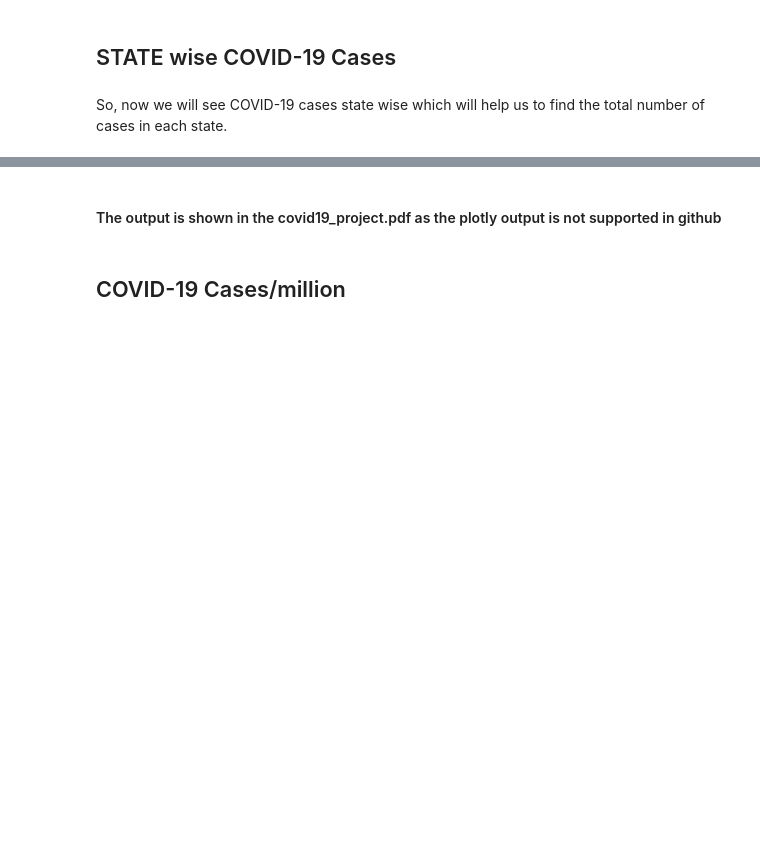
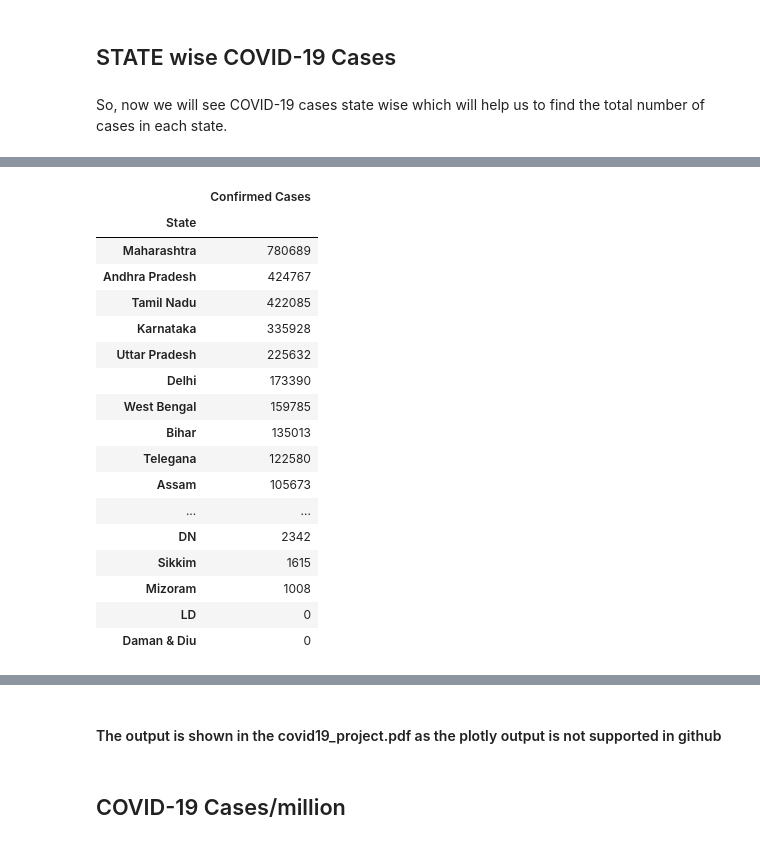
Before and after one commit to shlokadaga/covid19-tracker, a Jupyter notebook: Covid19_project.ipynb, the cells around one changed output, grey strips where cells are left out. Saved outputs shown, nothing was run; the diff lists cells and outputs as text; code cells hidden in the pictures; blank space fills up the shorter version.

```diff
--- a/Covid19_project.ipynb
+++ b/Covid19_project.ipynb
@@ -248,5 +247,27 @@ final_df1
 | LD | 0 | 0 | 0 | 0 | 0.0 | ... |
 | Daman & Diu | 0 | 0 | 0 | 0 | 0.0 | ... |
+# %%
+ccases=final_df1[['Confirmed Cases']]
+ccases.style.background_gradient(cmap='Reds')
+# %% [output]
+|  | Confirmed Cases |
+| State |  |
+| Maharashtra | 780689 |
+| Andhra Pradesh | 424767 |
+| Tamil Nadu | 422085 |
+| Karnataka | 335928 |
+| Uttar Pradesh | 225632 |
+| Delhi | 173390 |
+| West Bengal | 159785 |
+| Bihar | 135013 |
+| Telegana | 122580 |
+| Assam | 105673 |
+| ... | ... |
+| DN | 2342 |
+| Sikkim | 1615 |
+| Mizoram | 1008 |
+| LD | 0 |
+| Daman & Diu | 0 |
 # %%
 final_df1.describe()
 # %% [output]
```
Also changed, not shown: parts of 12 cells of this notebook.
